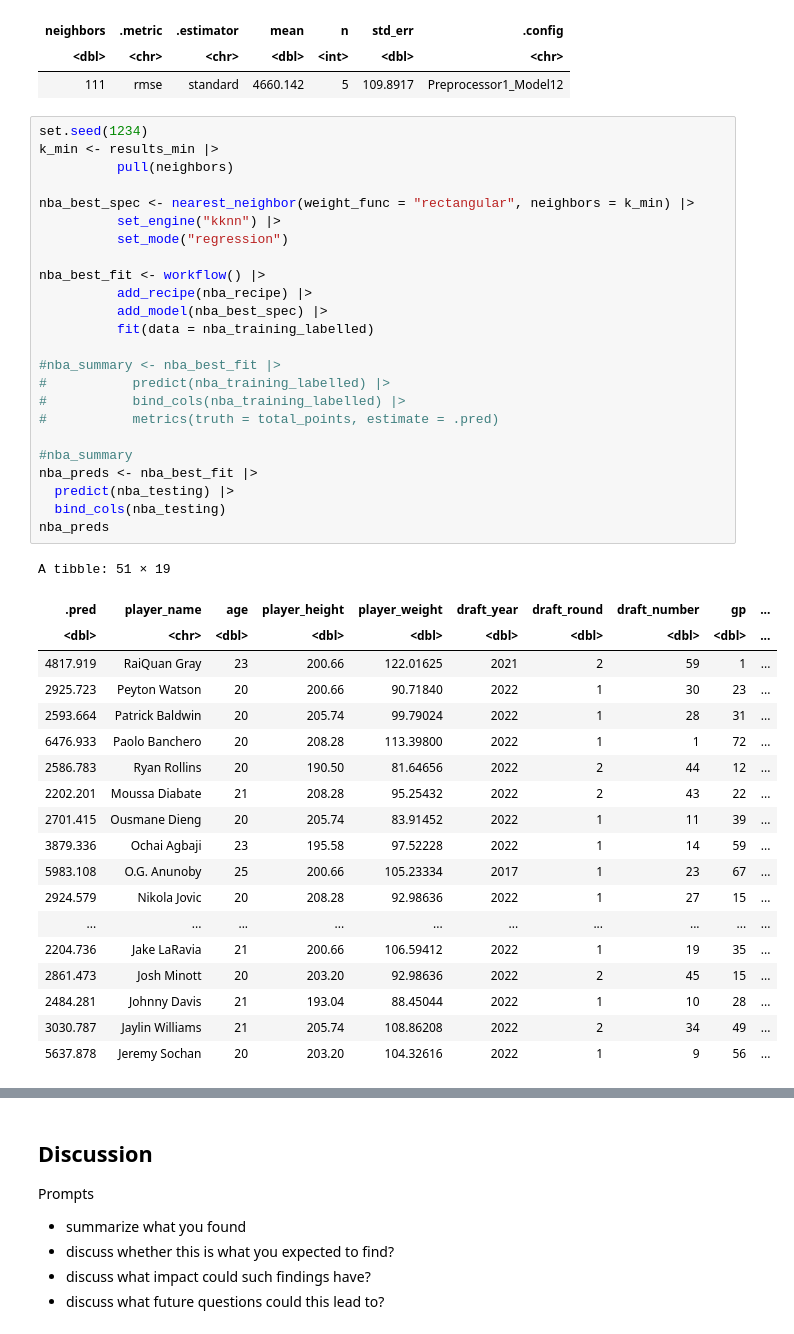
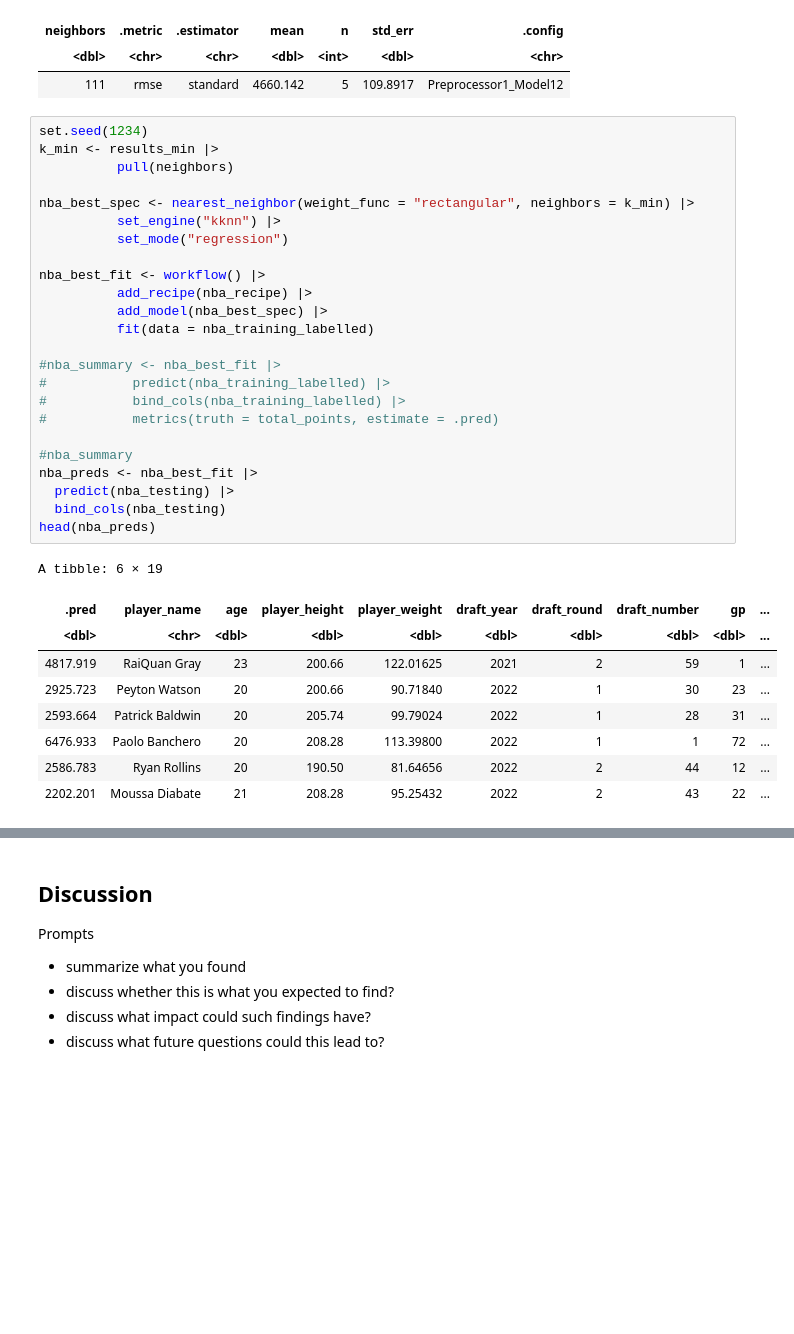
Before and after one commit to notjamesw/Group_Project_DSCI100, a Jupyter notebook: Project Report.ipynb, the cells around one changed output, grey strips where cells are left out. Drawn from its saved outputs; the diff is of its cells as text; blank space fills up the shorter version.

Commit message:
Shortened tables for predictions

```diff
--- a/Project Report.ipynb
+++ b/Project Report.ipynb
@@ -339,44 +339,34 @@ set.seed(1234)
 k_min <- results_min |>
           pull(neighbors)
 
 nba_best_spec <- nearest_neighbor(weight_func = "rectangular", neighbors = k_min) |>
           set_engine("kknn") |>
           set_mode("regression")
 
 nba_best_fit <- workflow() |>
           add_recipe(nba_recipe) |>
           add_model(nba_best_spec) |>
           fit(data = nba_training_labelled)
 
 #nba_summary <- nba_best_fit |>
 #           predict(nba_training_labelled) |>
 #           bind_cols(nba_training_labelled) |>
 #           metrics(truth = total_points, estimate = .pred)
 
 #nba_summary
 nba_preds <- nba_best_fit |>
   predict(nba_testing) |>
   bind_cols(nba_testing)
-nba_preds
+head(nba_preds)
 # %% [output]
-A tibble: 51 × 19
+A tibble: 6 × 19
 | .pred | player_name | age | player_height | player_weight | draft_year | draft_round | draft_number | gp | ... |
 | <dbl> | <chr> | <dbl> | <dbl> | <dbl> | <dbl> | <dbl> | <dbl> | <dbl> | ... |
 | 4817.919 | RaiQuan Gray | 23 | 200.66 | 122.01625 | 2021 | 2 | 59 | 1 | ... |
 | 2925.723 | Peyton Watson | 20 | 200.66 | 90.71840 | 2022 | 1 | 30 | 23 | ... |
 | 2593.664 | Patrick Baldwin | 20 | 205.74 | 99.79024 | 2022 | 1 | 28 | 31 | ... |
 | 6476.933 | Paolo Banchero | 20 | 208.28 | 113.39800 | 2022 | 1 | 1 | 72 | ... |
 | 2586.783 | Ryan Rollins | 20 | 190.50 | 81.64656 | 2022 | 2 | 44 | 12 | ... |
 | 2202.201 | Moussa Diabate | 21 | 208.28 | 95.25432 | 2022 | 2 | 43 | 22 | ... |
-| 2701.415 | Ousmane Dieng | 20 | 205.74 | 83.91452 | 2022 | 1 | 11 | 39 | ... |
-| 3879.336 | Ochai Agbaji | 23 | 195.58 | 97.52228 | 2022 | 1 | 14 | 59 | ... |
-| 5983.108 | O.G. Anunoby | 25 | 200.66 | 105.23334 | 2017 | 1 | 23 | 67 | ... |
-| 2924.579 | Nikola Jovic | 20 | 208.28 | 92.98636 | 2022 | 1 | 27 | 15 | ... |
-| ... | ... | ... | ... | ... | ... | ... | ... | ... | ... |
-| 2204.736 | Jake LaRavia | 21 | 200.66 | 106.59412 | 2022 | 1 | 19 | 35 | ... |
-| 2861.473 | Josh Minott | 20 | 203.20 | 92.98636 | 2022 | 2 | 45 | 15 | ... |
-| 2484.281 | Johnny Davis | 21 | 193.04 | 88.45044 | 2022 | 1 | 10 | 28 | ... |
-| 3030.787 | Jaylin Williams | 21 | 205.74 | 108.86208 | 2022 | 2 | 34 | 49 | ... |
-| 5637.878 | Jeremy Sochan | 20 | 203.20 | 104.32616 | 2022 | 1 | 9 | 56 | ... |
 # %%
 sorted_rookies <- nba_preds[order(nba_preds$.pred),]
```
Also changed, not shown: parts of 1 cell of this notebook.
